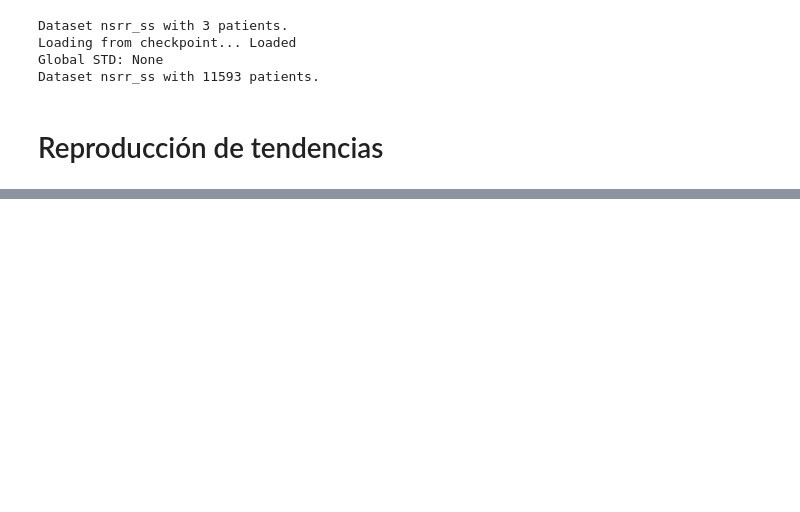
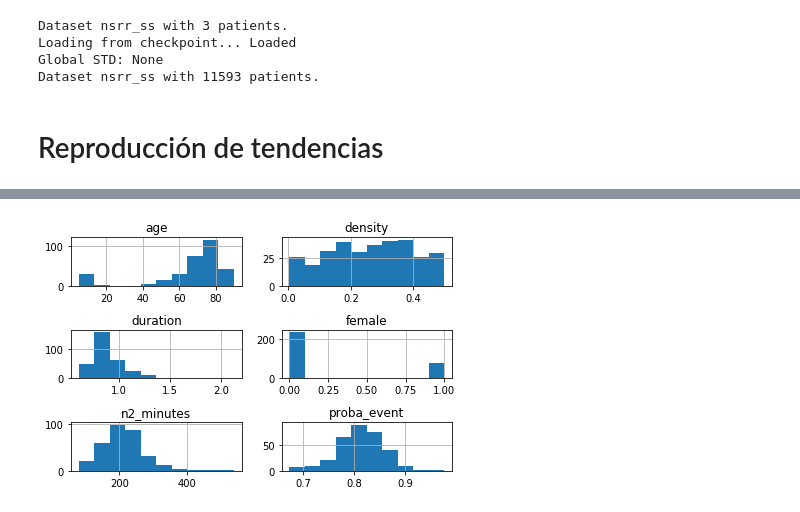
Before and after one commit to nicolasigor/sleep-rnn, a Jupyter notebook: figs_thesis/2021_result_nsrr.ipynb, the cells around one changed output, grey strips where cells are left out. Cells and saved outputs as stored; diff of their text form; code cells hidden in the pictures; blank space fills up the shorter version.

```diff
--- a/figs_thesis/2021_result_nsrr.ipynb
+++ b/figs_thesis/2021_result_nsrr.ipynb
@@ -110,0 +236,9 @@ n_folds = 2
+# %%
+zoom_density = 0.5
+
+table_zoom = table_bysubject[table_bysubject.density < zoom_density]
+table_zoom.hist()
+plt.tight_layout()
+plt.show()
+# %% [output]
+[figure, added]
```
Also changed, not shown: parts of 23 cells of this notebook.
